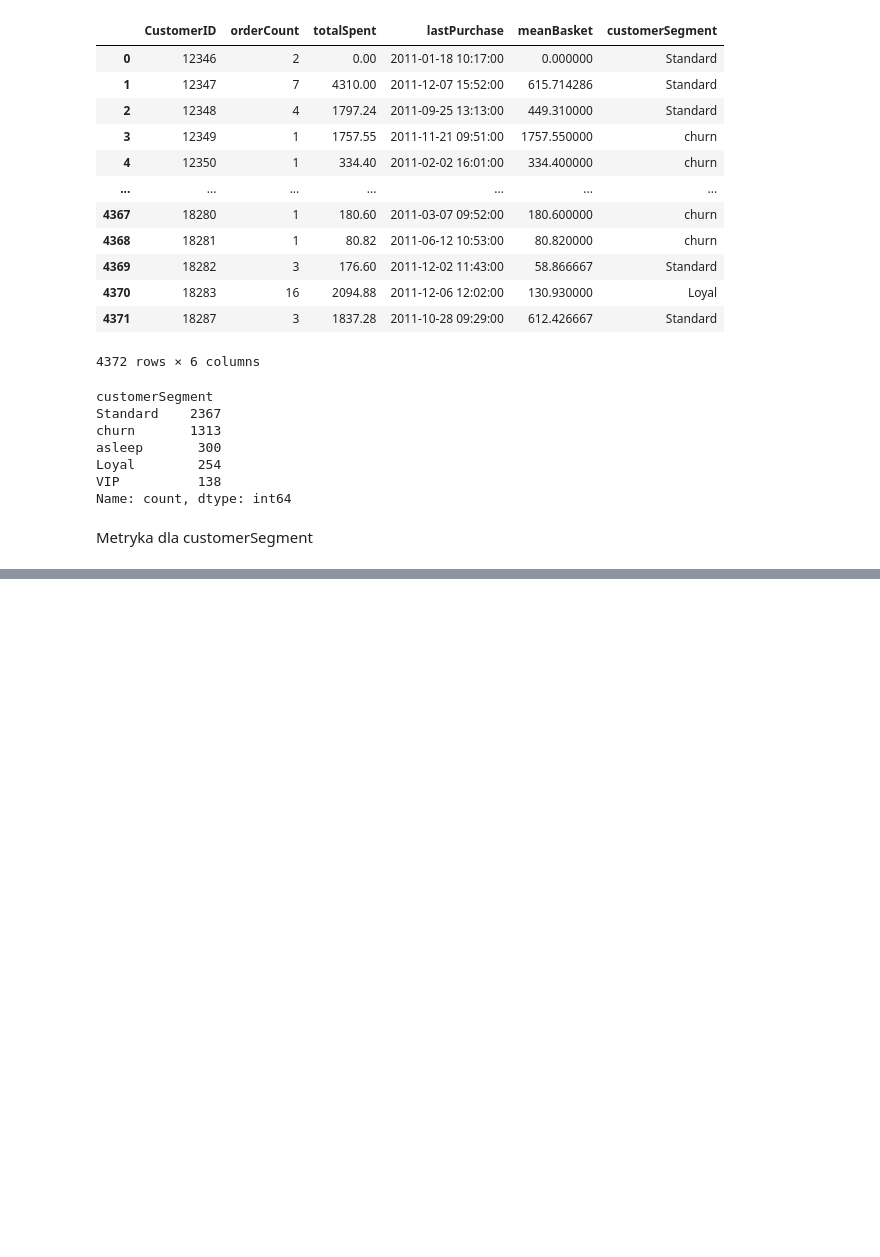
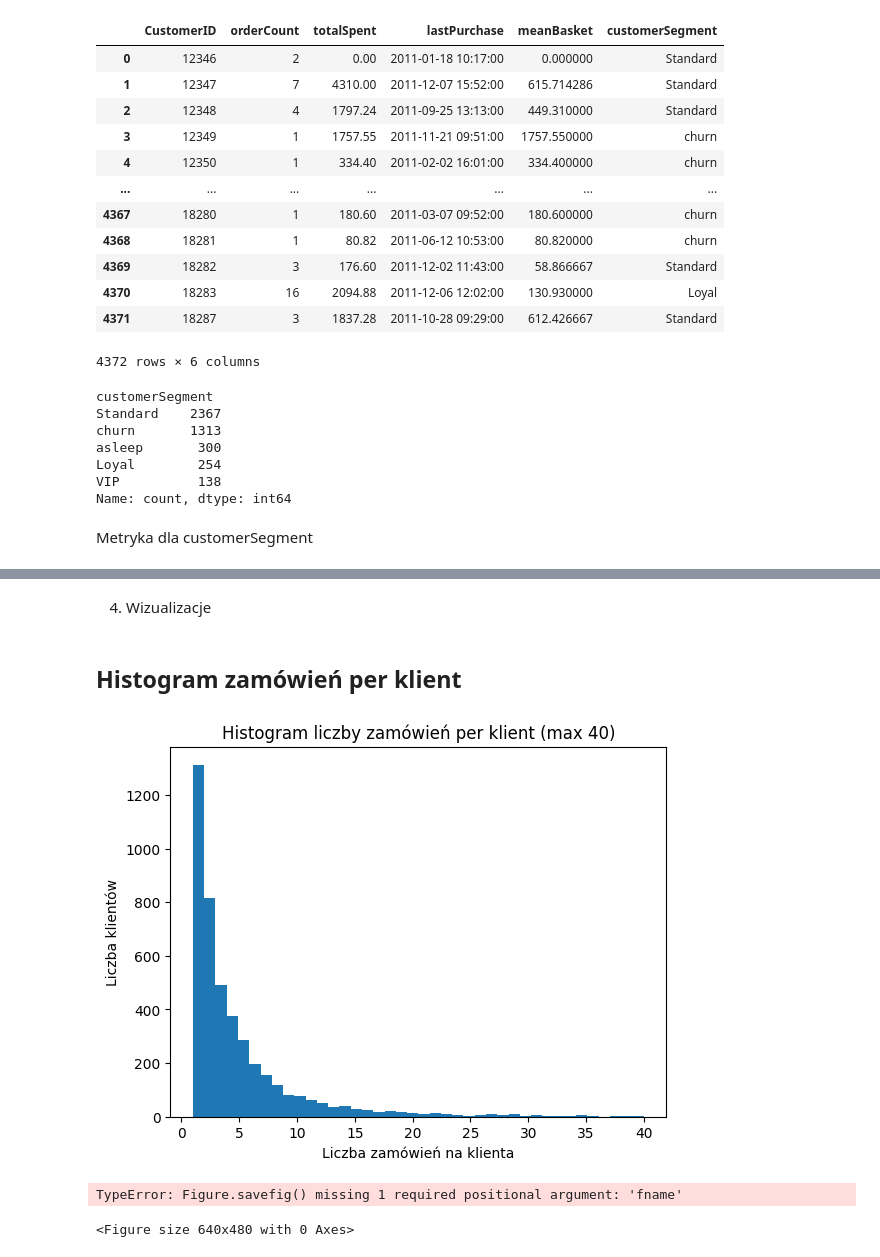
Before and after one commit to pomoreqq/eCommerceCustomerBehaviorAnalysis, a Jupyter notebook: notebook/analysis.ipynb, the cells around one changed output, grey strips where cells are left out. Drawn from its saved outputs; the diff is of its cells as text; code cells hidden in the pictures; blank space fills up the shorter version.

```diff
--- a/notebook/analysis.ipynb
+++ b/notebook/analysis.ipynb
@@ -1389,0 +1440,14 @@ groupedByCustomerSegment
+# %% [markdown]
+4. Wizualizacje
+# %% [markdown]
+## Histogram zamówień per klient
+# %%
+plt.hist(groupedByCustomerAndCountInvoice[groupedByCustomerAndCountInvoice <= 40], bins=40)
+plt.xlabel('Liczba zamówień na klienta')
+plt.ylabel('Liczba klientów')
+plt.title('Histogram liczby zamówień per klient (max 40)')
+plt.show()
+# %% [output]
+[figure, added]
+TypeError: Figure.savefig() missing 1 required positional argument: 'fname'
+<Figure size 640x480 with 0 Axes>
```
Also changed, not shown: parts of 6 cells of this notebook.
